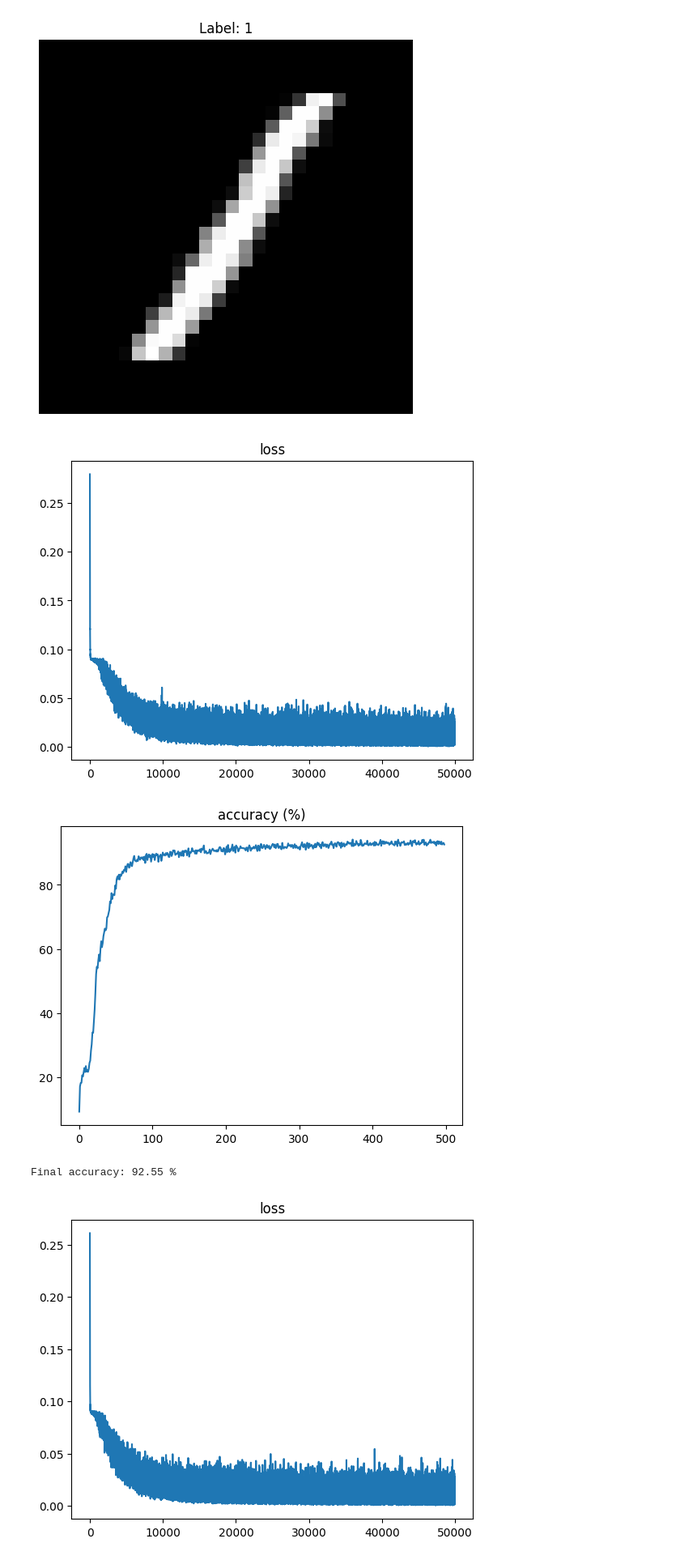
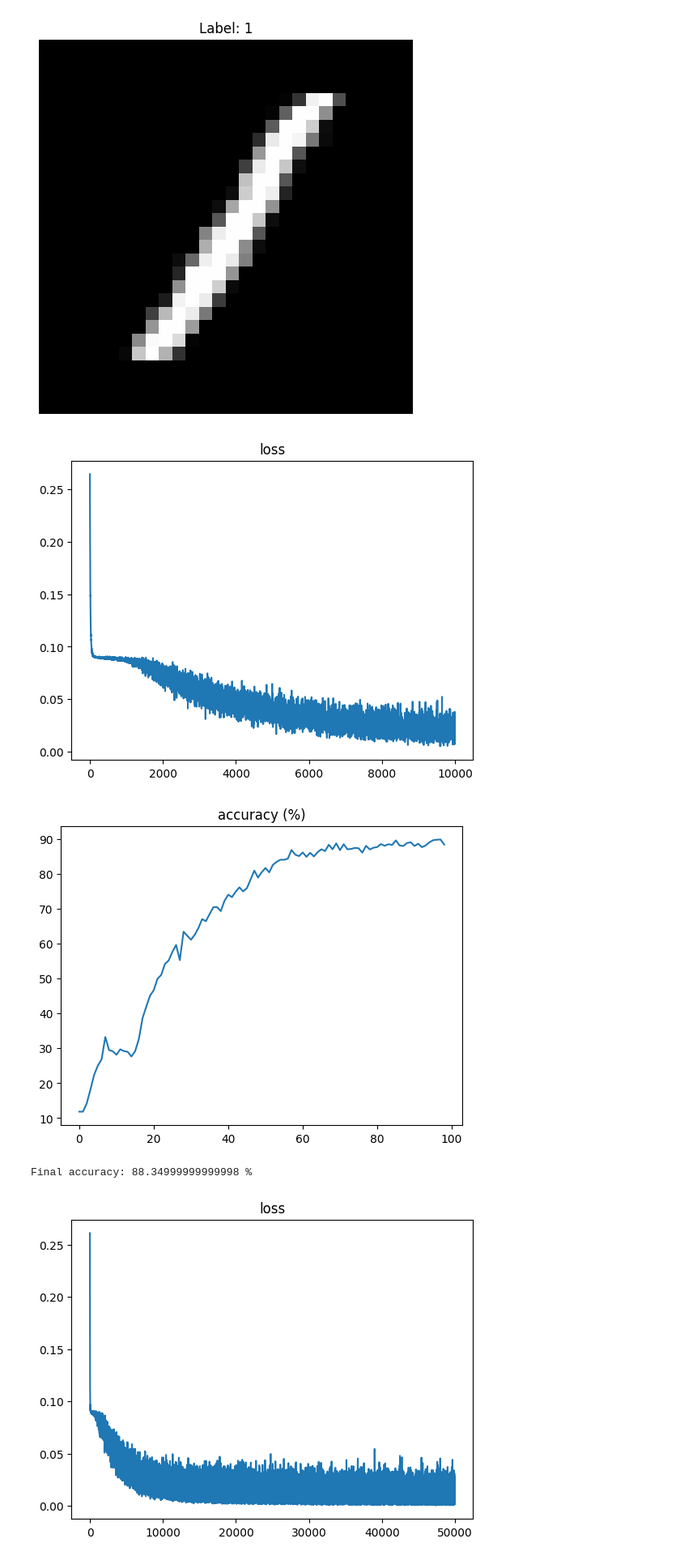
Before and after one commit to TobiasGOAT/firstgroup, a Jupyter notebook: notebooks/FNN.ipynb, the cells around one changed output. Shown: that part at 81% size. Cells and saved outputs as stored; diff of their text form; code cells hidden in the pictures.

```diff
--- a/notebooks/FNN.ipynb
+++ b/notebooks/FNN.ipynb
@@ -365,20 +365,20 @@ class Trainer:
         self._model=None
 
 
-    def train(self,network):
+    def train(self,network,loss_function):
         self._loss_list = []
         self._guess = []
         self._model=network
 
         for epoch in range(self._epochs):
-            loss, y_out = self._calculateLoss(self._batch_size)
+            loss, y_out = self._calculateLoss(self._batch_size,loss_function)
             loss.backward()
             step_size = self._calculateStepSize(loss,y_out)
             loss.step(step_size)
 
         return self._model
 
-    def _calculateLoss(self,batch_size):
+    def _calculateLoss(self,batch_size,loss_function):
         idx = np.random.choice(len(self._y_data), batch_size, replace=False)
 
         choosen_x = self._x_data[idx].T
@@ -392,7 +392,8 @@ class Trainer:
         self._guess.append(correct / batch_size)
 
         y_correct[self._y_data[idx],np.arange(batch_size)] = 1
-        loss = ((y_out - y_correct) **2).mean()
+        #loss = ((y_out - y_correct) **2).mean()
+        loss = loss_function(y_out,y_correct).mean()
 
         self._loss_list.append(np.linalg.norm(loss._data))
 
@@ -499,31 +500,32 @@ class Trainer:
         return step_size
 # %%
 
-epochs = 50000 #10000
+epochs = 10000 #10000
 batch_size = 20 #64
 input_size = 784
 hidden_size = [30]*2
 
 nn = NeuralNetwork(input_size, hidden_size, 10, "sigmoid")
 
 tran = Trainer(epochs,batch_size)
 
-nn = tran.train(nn)
+loss_function = lambda y_out,y_correct: (y_out - y_correct) ** 2
+nn = tran.train(nn,loss_function)
 
 plt.plot([i for i in range(len(tran._loss_list))], tran._loss_list)
 plt.title("loss")
 plt.show()
 acc = []
 for i in range(0, epochs-100, 100):
     acc.append(np.sum(tran._guess[i:i+100]))
 plt.plot([i for i in range(len(acc))], acc)
 plt.title("accuracy (%)")
 plt.show()
 print("Final accuracy:", acc[-1], "%")
 # %% [output]
-[figure, old version]
+[figure, new version]
-[figure, old version]
+[figure, new version]
-Final accuracy: 92.55 %
+Final accuracy: 88.34999999999998 %
 # %%
 
 epochs = 50000 #10000
```
